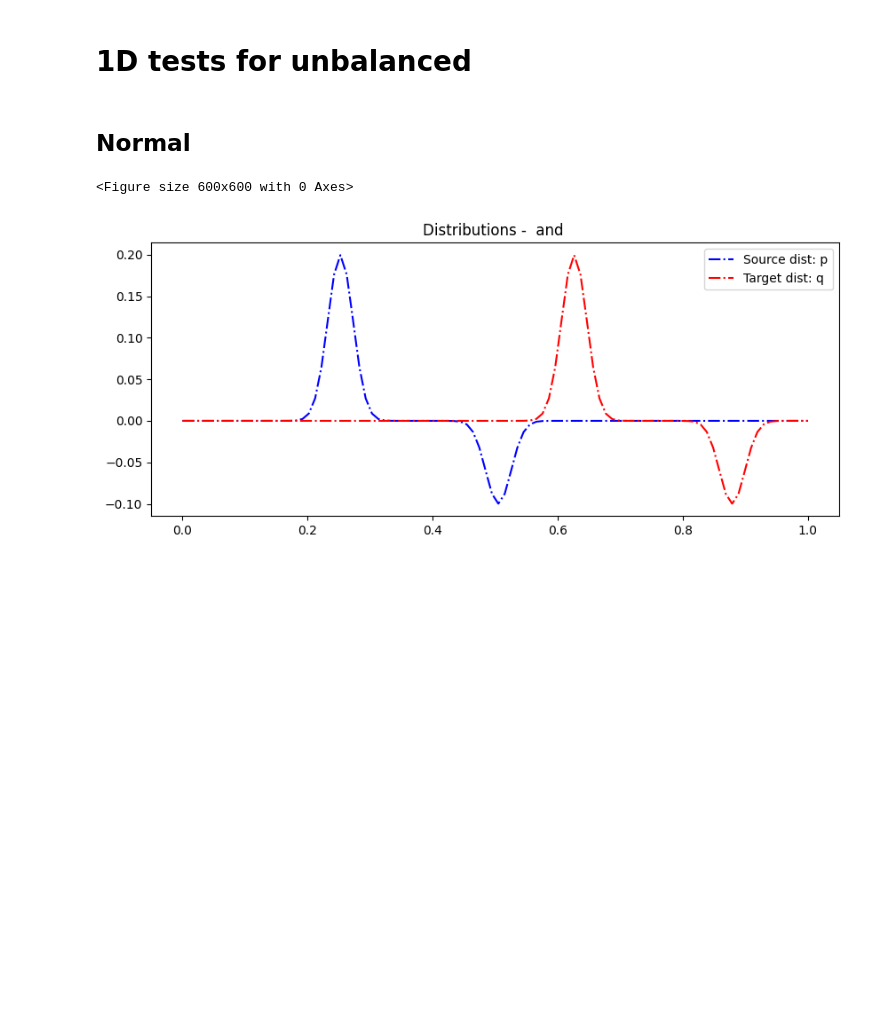
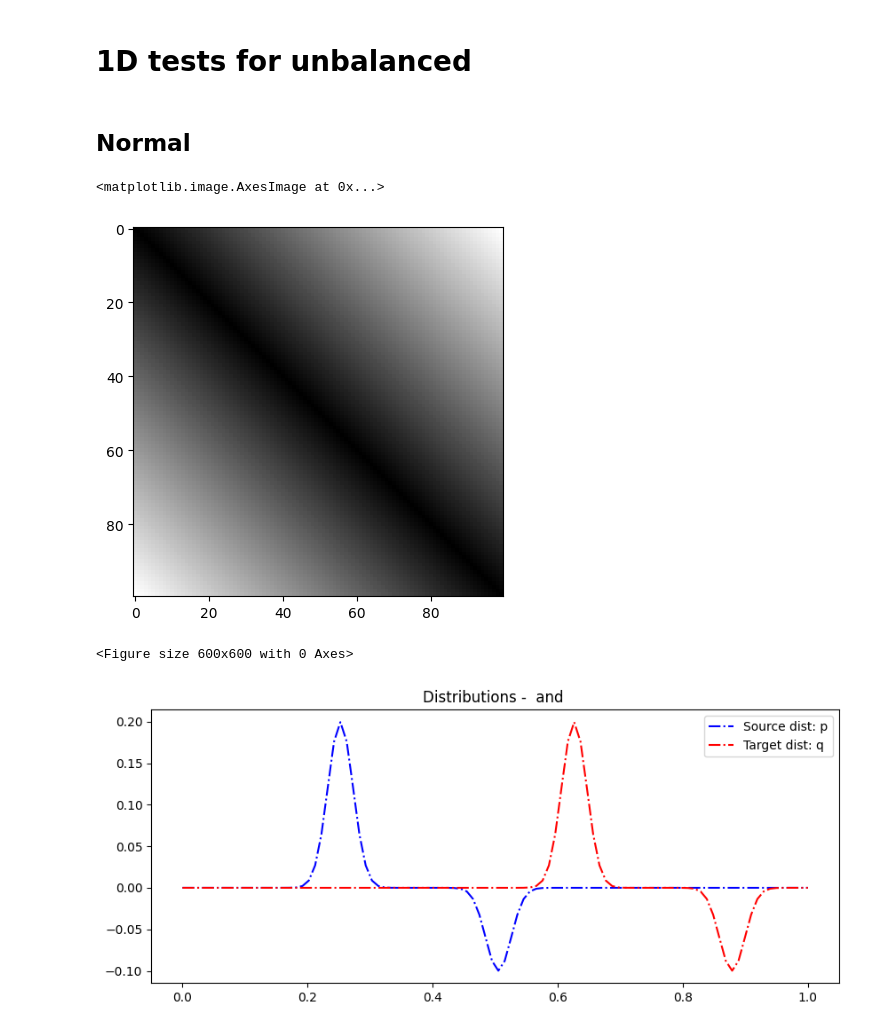
Before and after one commit to warik21/Thesis, a Jupyter notebook: POT_unbalanced.ipynb, the cells around one changed output. Drawn from its saved outputs; the diff is of its cells as text; code cells hidden in the pictures; blank space fills up the shorter version.

```diff
--- a/POT_unbalanced.ipynb
+++ b/POT_unbalanced.ipynb
@@ -27,3 +25,8 @@ for it1 in range(n_p):
+# %%
+plt.imshow(C, cmap='gray')
+# %% [output]
+<matplotlib.image.AxesImage at 0x...>
+[figure, added]
 # %%
 ## To work with the signed measures
 p_pos, p_neg = split_signed_measure(p)
```
Also changed, not shown: parts of 47 cells of this notebook, 5 other files.
